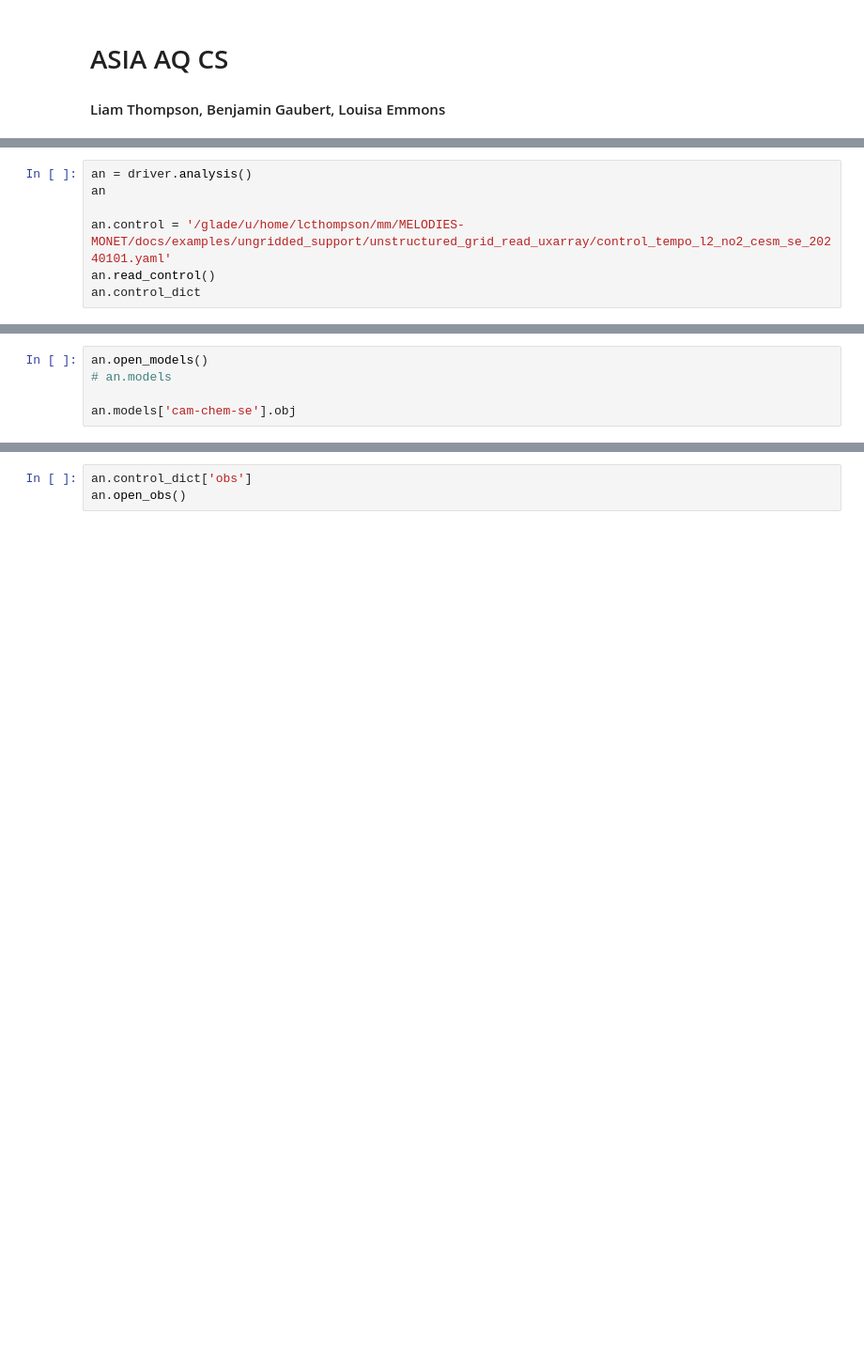
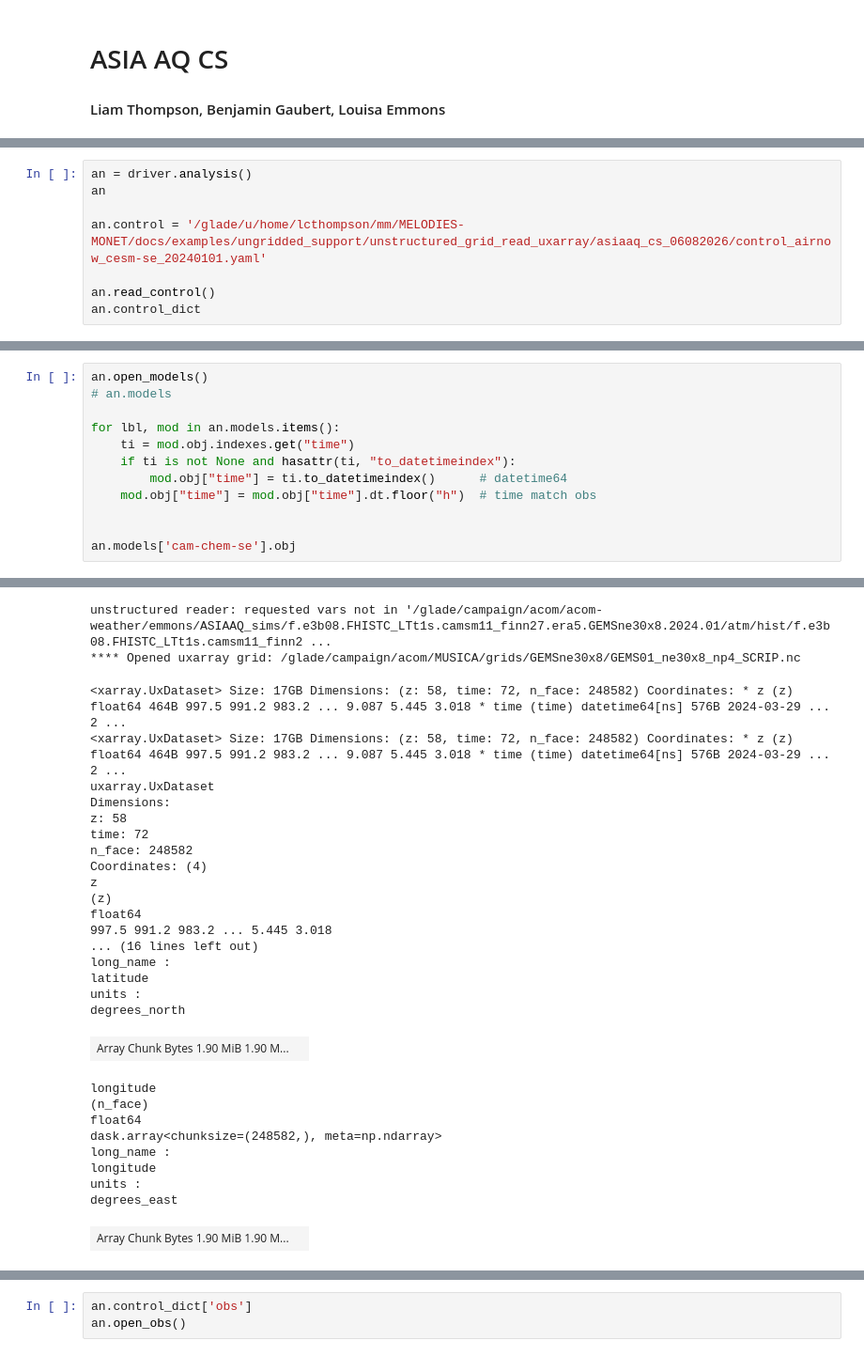
Before and after one commit to L12D2/mm_uxarray, a Jupyter notebook: docs/examples/ungridded_support/unstructured_grid_read_uxarray/asiaaq_cs_06082026/asia_aq_cs_06082026.ipynb, the cells around one changed output, grey strips where cells are left out. Shown at 94% size. Cells and saved outputs as stored; diff of their text form; blank space fills up the shorter version.

```diff
--- a/docs/examples/ungridded_support/unstructured_grid_read_uxarray/asiaaq_cs_06082026/asia_aq_cs_06082026.ipynb
+++ b/docs/examples/ungridded_support/unstructured_grid_read_uxarray/asiaaq_cs_06082026/asia_aq_cs_06082026.ipynb
@@ -19,7 +16,8 @@ from melodies_monet import driver
 an = driver.analysis()
 an
 
-an.control = '/glade/u/home/lcthompson/mm/MELODIES-MONET/docs/examples/ungridded_support/unstructured_grid_read_uxarray/control_tempo_l2_no2_cesm_se_20240101.yaml'
+an.control = '/glade/u/home/lcthompson/mm/MELODIES-MONET/docs/examples/ungridded_support/unstructured_grid_read_uxarray/asiaaq_cs_06082026/control_airnow_cesm-se_20240101.yaml'
+
 an.read_control()
 an.control_dict
 # %% [output]
@@ -45,5 +42,12 @@ analysis(
 an.open_models()
 # an.models
 
+for lbl, mod in an.models.items():
+    ti = mod.obj.indexes.get("time")
+    if ti is not None and hasattr(ti, "to_datetimeindex"):
+        mod.obj["time"] = ti.to_datetimeindex()      # datetime64
+    mod.obj["time"] = mod.obj["time"].dt.floor("h")  # time match obs
+
+
 an.models['cam-chem-se'].obj
 # %% [output]
@@ -50,0 +68,29 @@ TypeError: argument of type 'NoneType' is not iterable
+unstructured reader: requested vars not in '/glade/campaign/acom/acom-weather/emmons/ASIAAQ_sims/f.e3b08.FHISTC_LTt1s.camsm11_finn27.era5.GEMSne30x8.2024.01/atm/hist/f.e3b08.FHISTC_LTt1s.camsm11_finn2 ...
+**** Opened uxarray grid: /glade/campaign/acom/MUSICA/grids/GEMSne30x8/GEMS01_ne30x8_np4_SCRIP.nc
+<xarray.UxDataset> Size: 17GB Dimensions: (z: 58, time: 72, n_face: 248582) Coordinates: * z (z) float64 464B 997.5 991.2 983.2 ... 9.087 5.445 3.018 * time (time) datetime64[ns] 576B 2024-03-29 ... 2 ...
+<xarray.UxDataset> Size: 17GB Dimensions: (z: 58, time: 72, n_face: 248582) Coordinates: * z (z) float64 464B 997.5 991.2 983.2 ... 9.087 5.445 3.018 * time (time) datetime64[ns] 576B 2024-03-29 ... 2 ...
+uxarray.UxDataset
+Dimensions:
+z: 58
+time: 72
+n_face: 248582
+Coordinates: (4)
+z
+(z)
+float64
+997.5 991.2 983.2 ... 5.445 3.018
+... (16 lines left out)
+long_name :
+latitude
+units :
+degrees_north
+| Array Chunk Bytes 1.90 MiB 1.90 M... |  |
+longitude
+(n_face)
+float64
+dask.array<chunksize=(248582,), meta=np.ndarray>
+long_name :
+longitude
+units :
+degrees_east
+| Array Chunk Bytes 1.90 MiB 1.90 M... |  |
```
Also changed, not shown: parts of 9 cells of this notebook, 6 other files.
